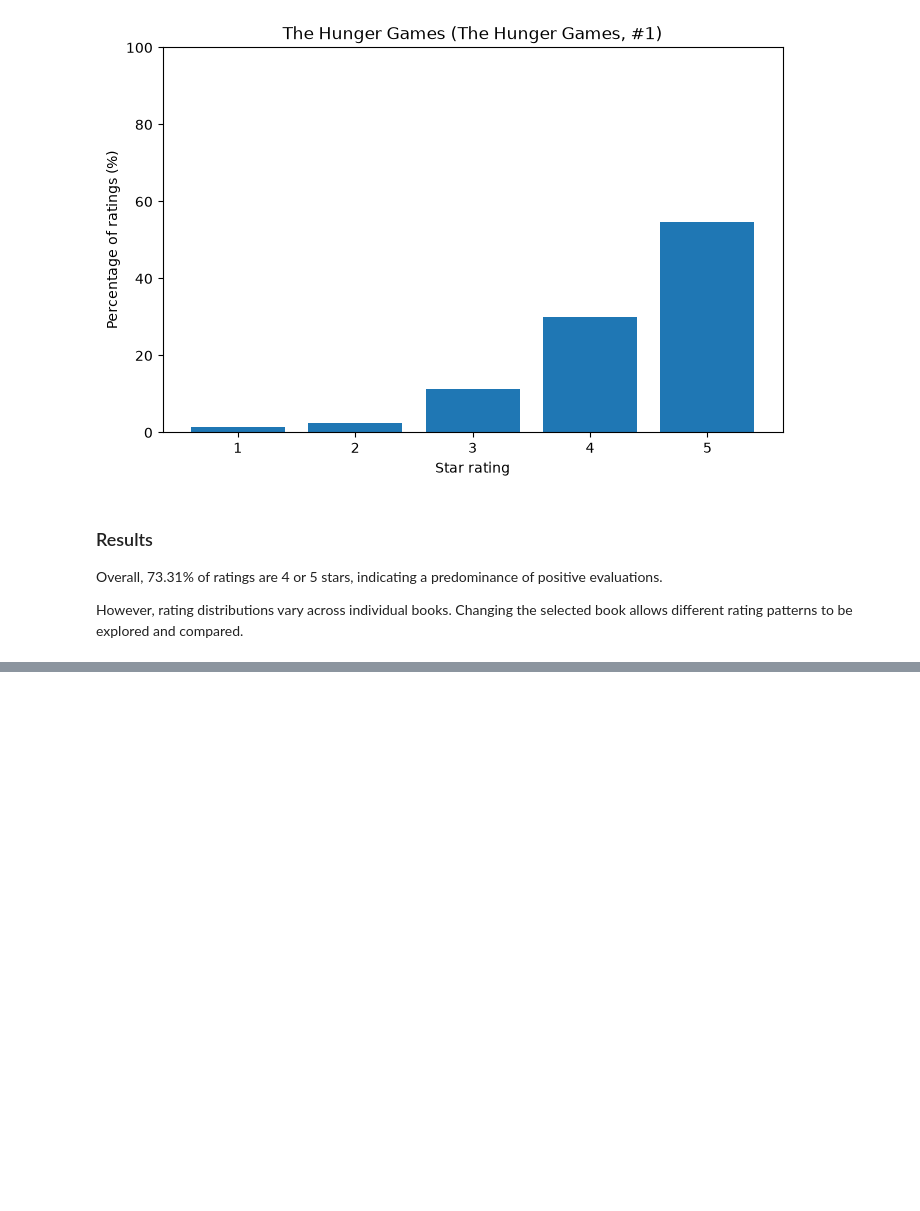
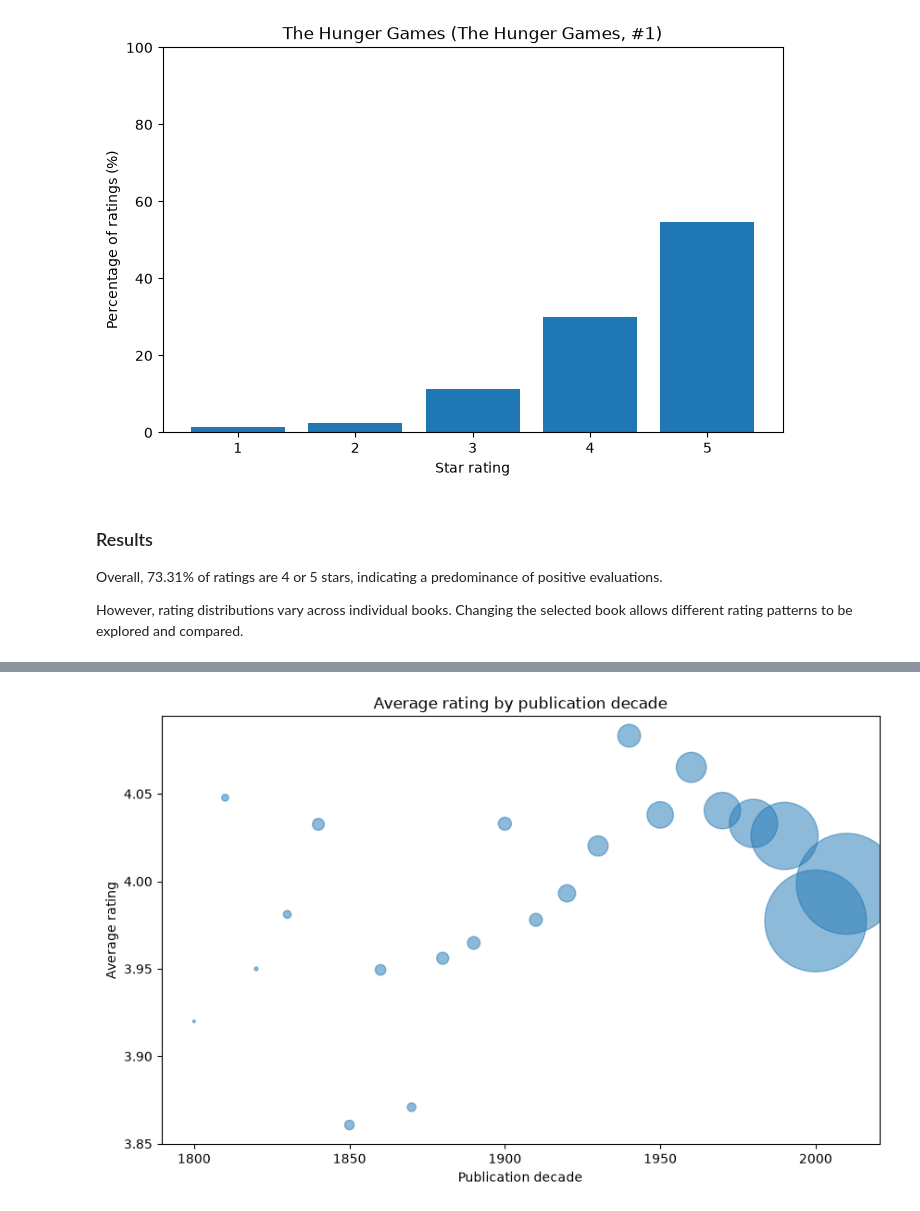
Before and after one commit to irene-barberis/pageturners, a Jupyter notebook: notebooks/pageturners.ipynb, the cells around one changed output, grey strips where cells are left out. Cells and saved outputs as stored; diff of their text form; code cells hidden in the pictures; blank space fills up the shorter version.

```diff
--- a/notebooks/pageturners.ipynb
+++ b/notebooks/pageturners.ipynb
@@ -287,0 +388,6 @@ However, rating distributions vary across individual books. Changing the selecte
+# %%
+fig = plots.plot_average_rating_by_decade(books)
+
+plt.show()
+# %% [output]
+[figure, added]
```
Also changed, not shown: parts of 27 cells of this notebook, 6 other files.
